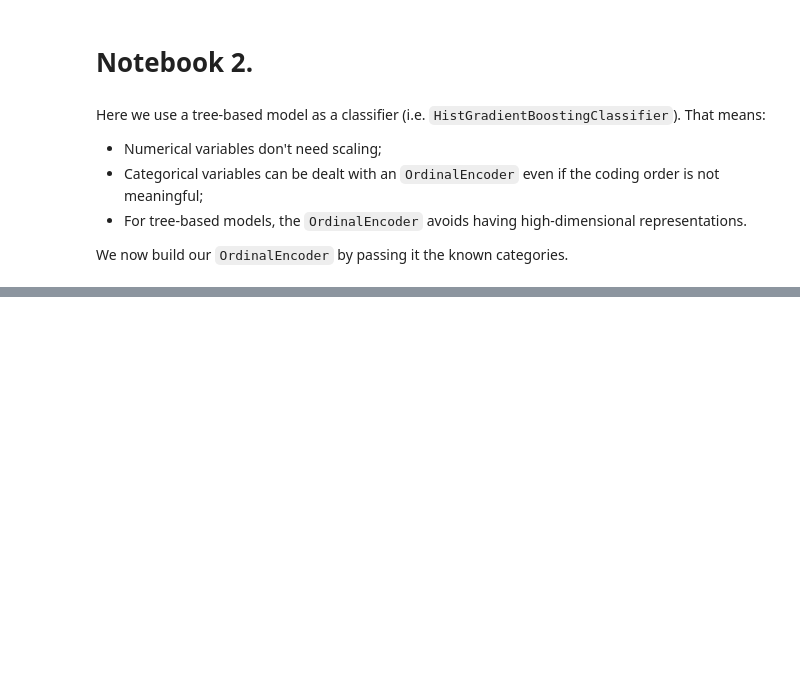
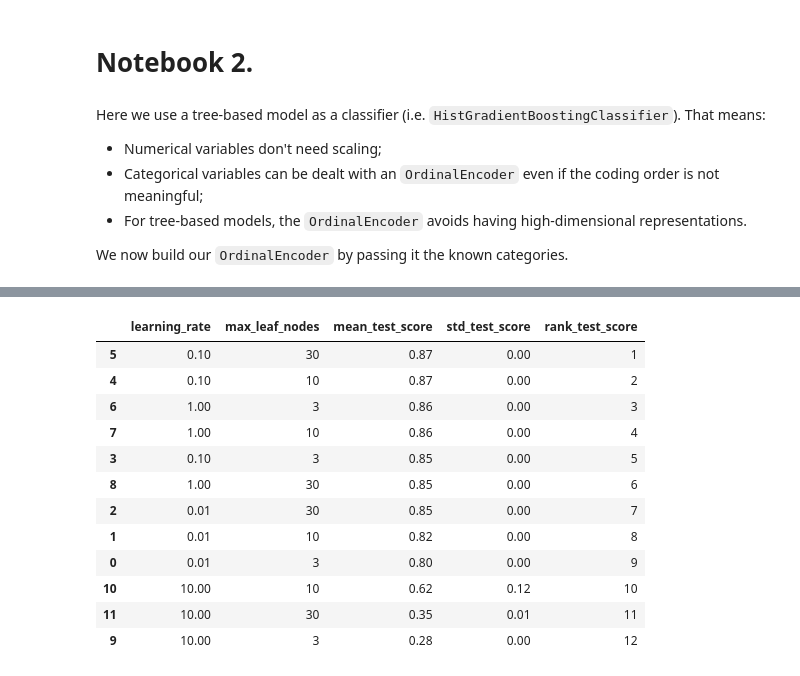
Before and after one commit to DavidGuzzi/inria, a Jupyter notebook: module_3.ipynb, the cells around one changed output, grey strips where cells are left out. Drawn from its saved outputs; the diff is of its cells as text; code cells hidden in the pictures; blank space fills up the shorter version.

```diff
--- a/module_3.ipynb
+++ b/module_3.ipynb
@@ -212,7 +212,7 @@ model = Pipeline(
     [
         ("preprocessor", preprocessor),
         ("classifier",
-         HistGradientBoostingClassifier(random_state=42, max_iter=4)),
+         HistGradientBoostingClassifier(random_state=42, max_leaf_nodes=4)),
     ]
 )
 model
@@ -231,0 +293,27 @@ Pipeline(steps=[('preprocessor',
+# %%
+column_results = [f"param_{name}" for name in param_grid.keys()]
+column_results += ["mean_test_score", "std_test_score", "rank_test_score"]
+cv_results = cv_results[column_results]
+
+
+def shorten_param(param_name):
+    if "__" in param_name:
+        return param_name.rsplit("__", 1)[1]
+    return param_name
+
+cv_results = cv_results.rename(shorten_param, axis=1)
+cv_results
+# %% [output]
+|  | learning_rate | max_leaf_nodes | mean_test_score | std_test_score | rank_test_score |
+| 5 | 0.10 | 30 | 0.87 | 0.00 | 1 |
+| 4 | 0.10 | 10 | 0.87 | 0.00 | 2 |
+| 6 | 1.00 | 3 | 0.86 | 0.00 | 3 |
+| 7 | 1.00 | 10 | 0.86 | 0.00 | 4 |
+| 3 | 0.10 | 3 | 0.85 | 0.00 | 5 |
+| 8 | 1.00 | 30 | 0.85 | 0.00 | 6 |
+| 2 | 0.01 | 30 | 0.85 | 0.00 | 7 |
+| 1 | 0.01 | 10 | 0.82 | 0.00 | 8 |
+| 0 | 0.01 | 3 | 0.80 | 0.00 | 9 |
+| 10 | 10.00 | 10 | 0.62 | 0.12 | 10 |
+| 11 | 10.00 | 30 | 0.35 | 0.01 | 11 |
+| 9 | 10.00 | 3 | 0.28 | 0.00 | 12 |
```
Also changed, not shown: parts of 9 cells of this notebook.
